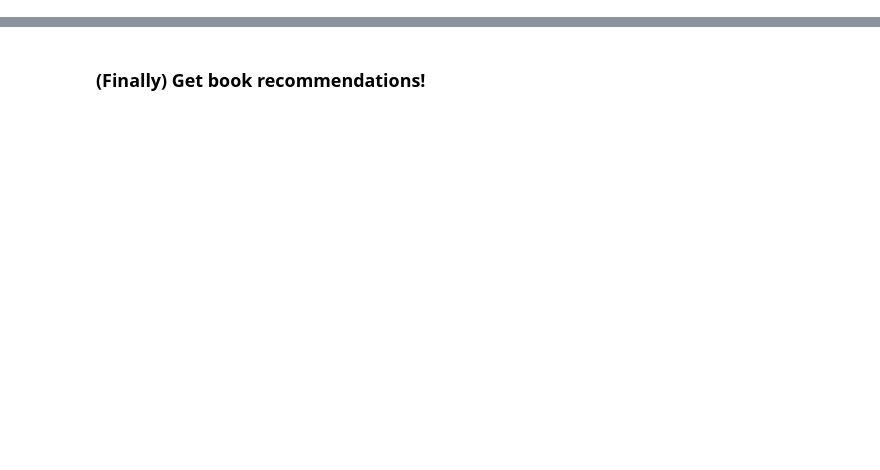
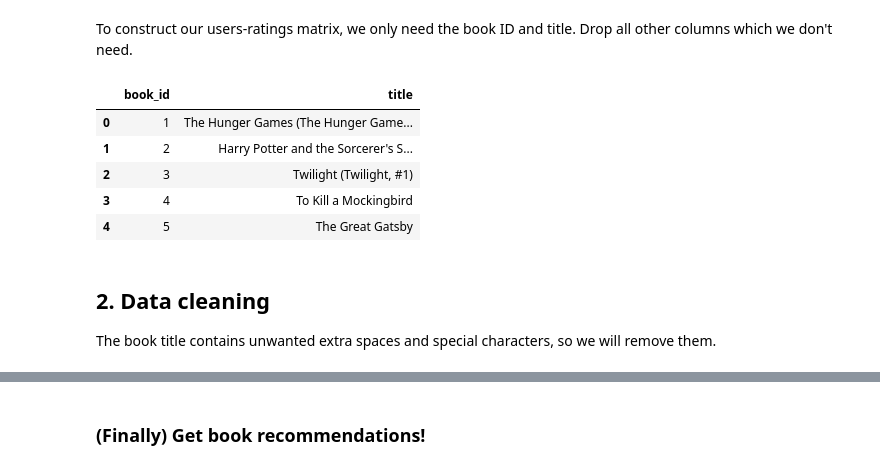
Before and after one commit to nminnie/Books-recommender, a Jupyter notebook: recommender_model.ipynb, the cells around one changed output, grey strips where cells are left out. Cells and saved outputs as stored; diff of their text form; code cells hidden in the pictures; blank space fills up the shorter version.

```diff
--- a/goodreads_recommendations.ipynb
+++ b/recommender_model.ipynb
@@ -130,0 +60,16 @@ NearestNeighbors(algorithm='brute', leaf_size=30, metric='cosine',
+# %% [markdown]
+To construct our users-ratings matrix, we only need the book ID and title. Drop all other columns which we don't need.
+# %%
+cols = ['book_id', 'title']
+books = books[cols]
+books.head()
+# %% [output]
+|  | book_id | title |
+| 0 | 1 | The Hunger Games (The Hunger Game... |
+| 1 | 2 | Harry Potter and the Sorcerer's S... |
+| 2 | 3 | Twilight (Twilight, #1) |
+| 3 | 4 | To Kill a Mockingbird |
+| 4 | 5 | The Great Gatsby |
+# %% [markdown]
+## 2. Data cleaning
+The book title contains unwanted extra spaces and special characters, so we will remove them.
```
Also changed, not shown: parts of 43 cells of this notebook.
